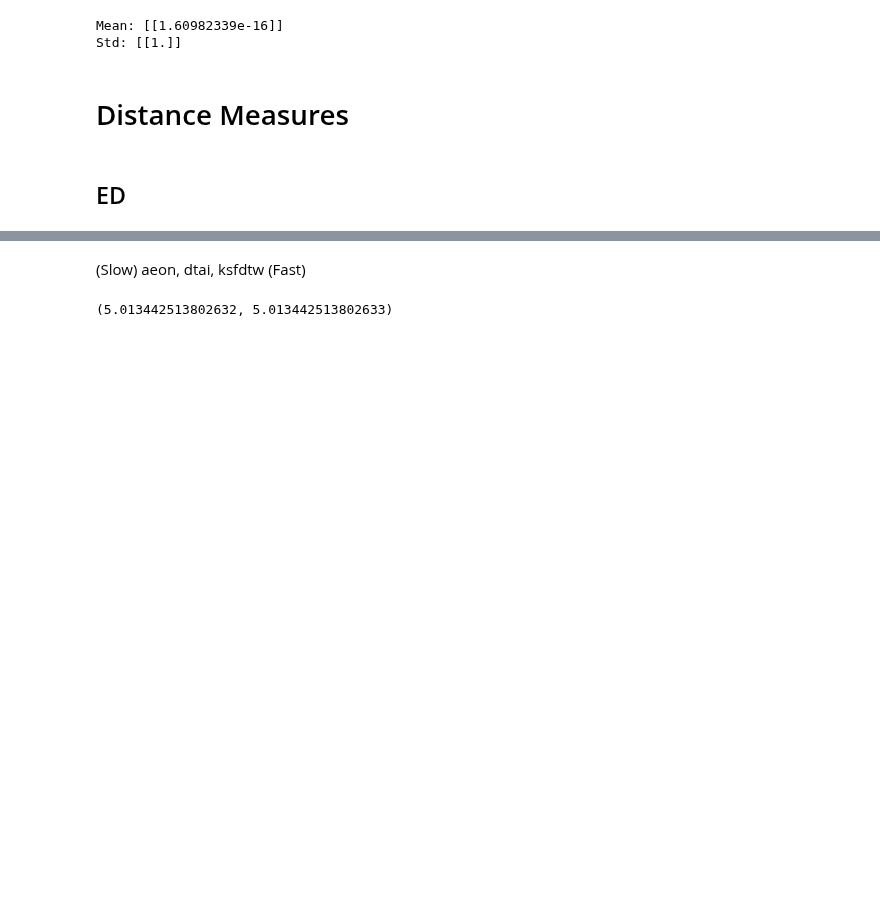
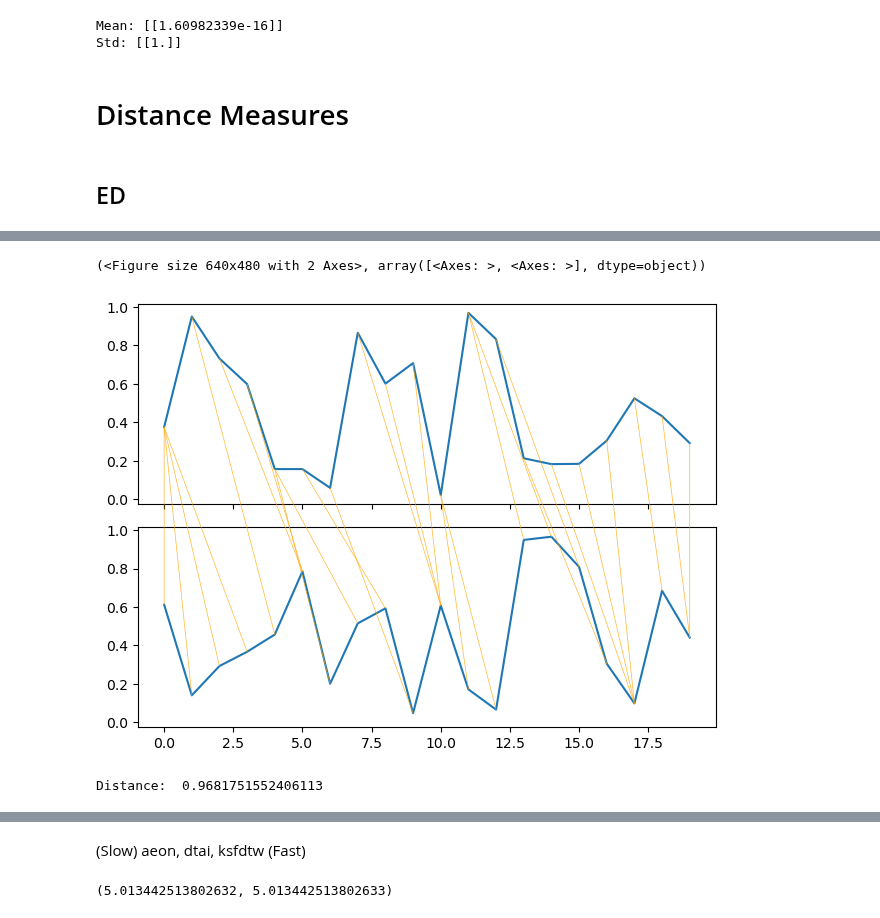
Before and after one commit to cyuab/k-scaling-factor-dtw, a Jupyter notebook: code/main.ipynb, the cells around one changed output, grey strips where cells are left out. Saved outputs shown, nothing was run; the diff lists cells and outputs as text; code cells hidden in the pictures; blank space fills up the shorter version.

Commit message:
Tidy up figures

```diff
--- a/code/main.ipynb
+++ b/code/main.ipynb
@@ -109,3 +116,7 @@ Std: [[1.]]
 # Distance Measures
 # %% [markdown]
 ## ED
+# %%
+np.random.seed(42)
+Q4 = np.random.random(20)
+C4 = np.random.random(20)
@@ -112,3 +131,18 @@ Std: [[1.]]
+# %%
+path = dtai_dtw.warping_path(Q4, C4, window=4)
+# %%
+dtai_dtw_visualisation.plot_warping(Q4, C4, path)
+# %% [output]
+(<Figure size 640x480 with 2 Axes>, array([<Axes: >, <Axes: >], dtype=object))
+[figure, added]
+# %%
+# Test whether the local function is ED
+dist = 0
+for i in range(0, len(path)):
+    dist += (Q4[path[i][0]] - C4[path[i][1]]) ** 2
+print("Distance: ", np.sqrt(dist))
+# %% [output]
+Distance:  0.9681751552406113
 # %%
 dist = dtai_ed.distance(Q, C)
 print(dist)
```
Also changed, not shown: parts of 23 cells of this notebook, 6 other files.
